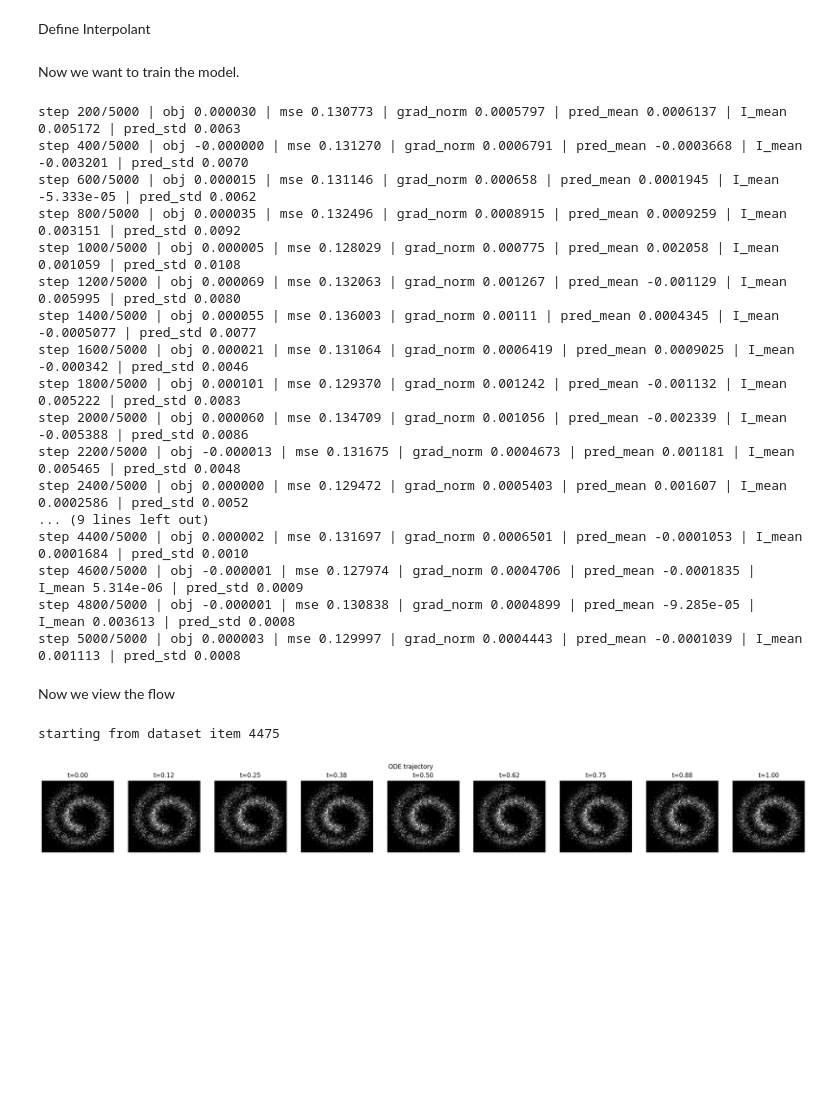
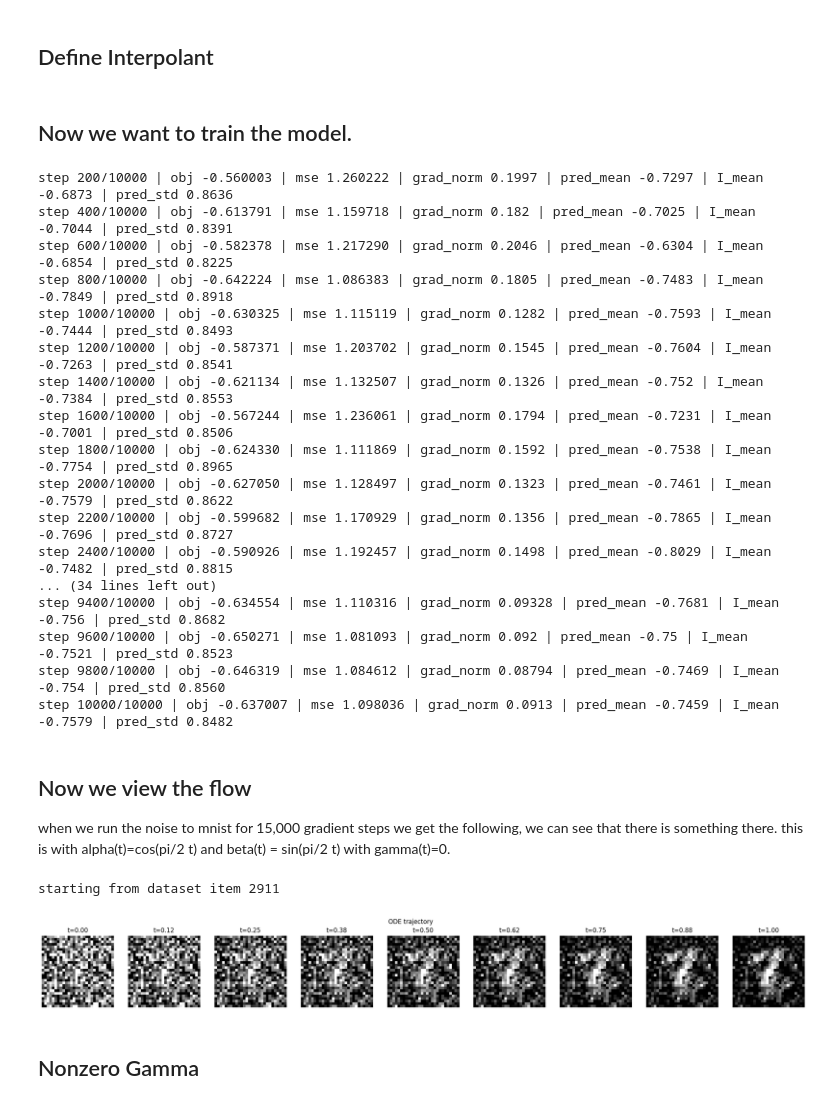
Before and after one commit to nathanjunguw/flow_matching, a Jupyter notebook: perceptron_interpolants.ipynb, the cells around one changed output. Saved outputs shown, nothing was run; the diff lists cells and outputs as text; code cells hidden in the pictures; blank space fills up the shorter version.

Commit message:
tried nonzero gamma with the mlp

```diff
--- a/perceptron_interpolants.ipynb
+++ b/perceptron_interpolants.ipynb
@@ -12,6 +12,6 @@ Create MLP Model with sin/cos embedding. Consult https://www.kaggle.com/code/lor
 # %%
 # image size
-IMG_SIZE = 64
+IMG_SIZE = 28
 # input size
 IN_S = IMG_SIZE ** 2
 # hidden size
@@ -24,4 +24,5 @@ OUT_S = IN_S
 T_D = 128
 
 model = MLP(input_size = IN_S, hidden_size = H_S, amount_layers = L, output_size = OUT_S, time_dimension = T_D)
+model = model.to(device)
 # %% [markdown]
@@ -29,2 +30,2 @@ Define Target Distribution
 # %%
-dataset_target = load_dataset("natejuw/swiss-roll-64x64_3")
+dataset_target = load_dataset("natejuw/mnist-28x28")
@@ -44,5 +43,5 @@ dataset_target["train"]  = flatten_dataset(dataset_target)
 dataset_base["train"].set_format("torch", columns=["pixel_values"])
 dataset_target["train"].set_format("torch", columns=["pixel_values"])
 # %% [markdown]
-Define Interpolant
+## Define Interpolant
 # %%
@@ -50,42 +49,45 @@ interpolant = Interpolant('linear')
 # %% [markdown]
-Now we want to train the model.
+## Now we want to train the model.
 # %%
 model = model.to(device)
 
 train_type = 'velocity'
-gradient_steps = 5000
+gradient_steps = 10000
 batch_size = 200
 log_every = 200
-base_learning_rate = 1e-2
+base_learning_rate = 1e-3
 weight_decay = 1e-7
-out_name = "noise_to_swiss_roll.pt"
+out_name = "noise_to_mnist.pt"
 
 interpolant.train_model(model = model, dataset_base = dataset_base, dataset_target = dataset_target,
 train_type = train_type, n_iterations = gradient_steps,
 batch_size = batch_size, log_every = log_every, base_lr = 1e-3, weight_decay = 1e-7,
 out_name = out_name)
 # %% [output]
-step 200/5000 | obj 0.000030 | mse 0.130773 | grad_norm 0.0005797 | pred_mean 0.0006137 | I_mean 0.005172 | pred_std 0.0063
-step 400/5000 | obj -0.000000 | mse 0.131270 | grad_norm 0.0006791 | pred_mean -0.0003668 | I_mean -0.003201 | pred_std 0.0070
-step 600/5000 | obj 0.000015 | mse 0.131146 | grad_norm 0.000658 | pred_mean 0.0001945 | I_mean -5.333e-05 | pred_std 0.0062
-step 800/5000 | obj 0.000035 | mse 0.132496 | grad_norm 0.0008915 | pred_mean 0.0009259 | I_mean 0.003151 | pred_std 0.0092
-step 1000/5000 | obj 0.000005 | mse 0.128029 | grad_norm 0.000775 | pred_mean 0.002058 | I_mean 0.001059 | pred_std 0.0108
-step 1200/5000 | obj 0.000069 | mse 0.132063 | grad_norm 0.001267 | pred_mean -0.001129 | I_mean 0.005995 | pred_std 0.0080
-step 1400/5000 | obj 0.000055 | mse 0.136003 | grad_norm 0.00111 | pred_mean 0.0004345 | I_mean -0.0005077 | pred_std 0.0077
-step 1600/5000 | obj 0.000021 | mse 0.131064 | grad_norm 0.0006419 | pred_mean 0.0009025 | I_mean -0.000342 | pred_std 0.0046
-step 1800/5000 | obj 0.000101 | mse 0.129370 | grad_norm 0.001242 | pred_mean -0.001132 | I_mean 0.005222 | pred_std 0.0083
-step 2000/5000 | obj 0.000060 | mse 0.134709 | grad_norm 0.001056 | pred_mean -0.002339 | I_mean -0.005388 | pred_std 0.0086
-step 2200/5000 | obj -0.000013 | mse 0.131675 | grad_norm 0.0004673 | pred_mean 0.001181 | I_mean 0.005465 | pred_std 0.0048
-step 2400/5000 | obj 0.000000 | mse 0.129472 | grad_norm 0.0005403 | pred_mean 0.001607 | I_mean 0.0002586 | pred_std 0.0052
-... (9 lines left out)
-step 4400/5000 | obj 0.000002 | mse 0.131697 | grad_norm 0.0006501 | pred_mean -0.0001053 | I_mean 0.0001684 | pred_std 0.0010
-step 4600/5000 | obj -0.000001 | mse 0.127974 | grad_norm 0.0004706 | pred_mean -0.0001835 | I_mean 5.314e-06 | pred_std 0.0009
-step 4800/5000 | obj -0.000001 | mse 0.130838 | grad_norm 0.0004899 | pred_mean -9.285e-05 | I_mean 0.003613 | pred_std 0.0008
-step 5000/5000 | obj 0.000003 | mse 0.129997 | grad_norm 0.0004443 | pred_mean -0.0001039 | I_mean 0.001113 | pred_std 0.0008
+step 200/10000 | obj -0.560003 | mse 1.260222 | grad_norm 0.1997 | pred_mean -0.7297 | I_mean -0.6873 | pred_std 0.8636
+step 400/10000 | obj -0.613791 | mse 1.159718 | grad_norm 0.182 | pred_mean -0.7025 | I_mean -0.7044 | pred_std 0.8391
+step 600/10000 | obj -0.582378 | mse 1.217290 | grad_norm 0.2046 | pred_mean -0.6304 | I_mean -0.6854 | pred_std 0.8225
+step 800/10000 | obj -0.642224 | mse 1.086383 | grad_norm 0.1805 | pred_mean -0.7483 | I_mean -0.7849 | pred_std 0.8918
+step 1000/10000 | obj -0.630325 | mse 1.115119 | grad_norm 0.1282 | pred_mean -0.7593 | I_mean -0.7444 | pred_std 0.8493
+step 1200/10000 | obj -0.587371 | mse 1.203702 | grad_norm 0.1545 | pred_mean -0.7604 | I_mean -0.7263 | pred_std 0.8541
+step 1400/10000 | obj -0.621134 | mse 1.132507 | grad_norm 0.1326 | pred_mean -0.752 | I_mean -0.7384 | pred_std 0.8553
+step 1600/10000 | obj -0.567244 | mse 1.236061 | grad_norm 0.1794 | pred_mean -0.7231 | I_mean -0.7001 | pred_std 0.8506
+step 1800/10000 | obj -0.624330 | mse 1.111869 | grad_norm 0.1592 | pred_mean -0.7538 | I_mean -0.7754 | pred_std 0.8965
+step 2000/10000 | obj -0.627050 | mse 1.128497 | grad_norm 0.1323 | pred_mean -0.7461 | I_mean -0.7579 | pred_std 0.8622
+step 2200/10000 | obj -0.599682 | mse 1.170929 | grad_norm 0.1356 | pred_mean -0.7865 | I_mean -0.7696 | pred_std 0.8727
+step 2400/10000 | obj -0.590926 | mse 1.192457 | grad_norm 0.1498 | pred_mean -0.8029 | I_mean -0.7482 | pred_std 0.8815
+... (34 lines left out)
+step 9400/10000 | obj -0.634554 | mse 1.110316 | grad_norm 0.09328 | pred_mean -0.7681 | I_mean -0.756 | pred_std 0.8682
+step 9600/10000 | obj -0.650271 | mse 1.081093 | grad_norm 0.092 | pred_mean -0.75 | I_mean -0.7521 | pred_std 0.8523
+step 9800/10000 | obj -0.646319 | mse 1.084612 | grad_norm 0.08794 | pred_mean -0.7469 | I_mean -0.754 | pred_std 0.8560
+step 10000/10000 | obj -0.637007 | mse 1.098036 | grad_norm 0.0913 | pred_mean -0.7459 | I_mean -0.7579 | pred_std 0.8482
 # %% [markdown]
-Now we view the flow
+## Now we view the flow
+when we run the noise to mnist for 15,000 gradient steps we get the following, we can see that there is something there. this is with alpha(t)=cos(pi/2 t) and beta(t) = sin(pi/2 t) with gamma(t)=0.
 # %%
-run_flow(dataset_base, model, n_steps = 1000, save_frames = 9, use_random=True)
+run_flow(dataset_base, model, n_steps = 2000, save_frames = 9, img_size = 28, use_random=True)
 # %% [output]
-starting from dataset item 4475
+starting from dataset item 2911
-[figure, old version]
+[figure, new version]
+# %% [markdown]
+## Nonzero Gamma
```
Also changed, not shown: parts of 10 cells of this notebook, 1 other file.
